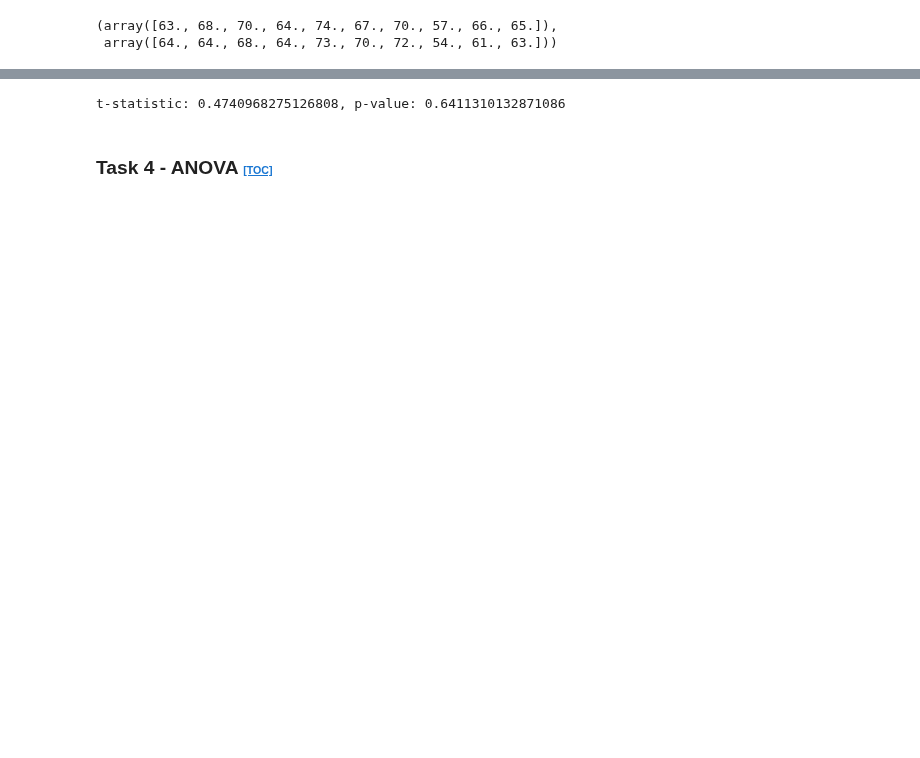
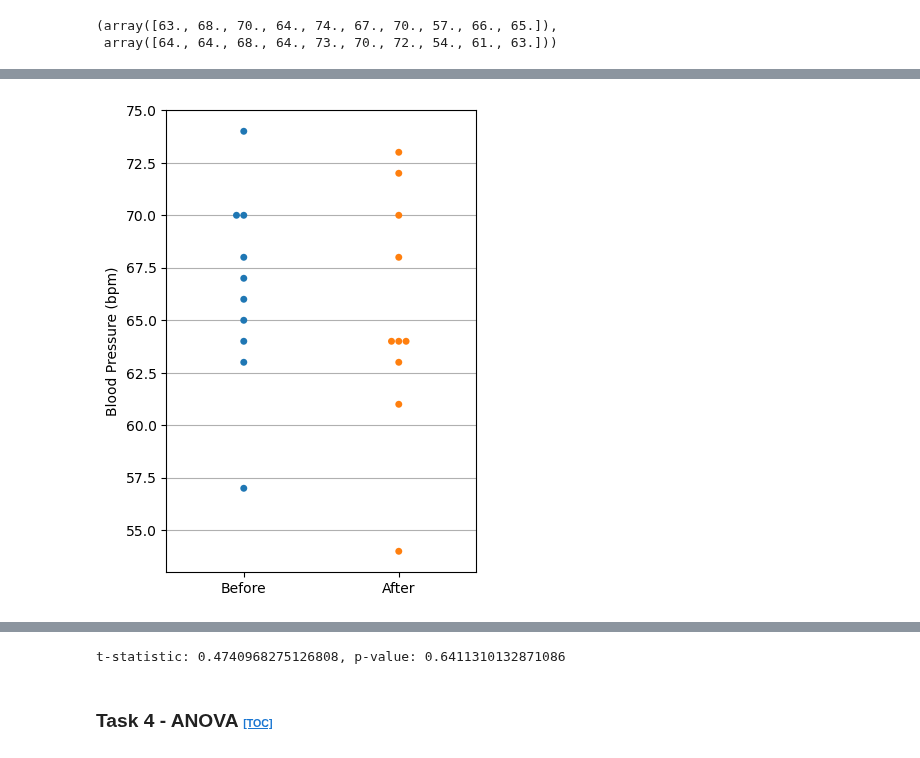
Before and after one commit to Eilis9/applied_statistics, a Jupyter notebook: tasks.ipynb, the cells around one changed output, grey strips where cells are left out. Drawn from its saved outputs; the diff is of its cells as text; code cells hidden in the pictures; blank space fills up the shorter version.

Commit message:
Add swarmplot etc for task 3

```diff
--- a/tasks.ipynb
+++ b/tasks.ipynb
@@ -346,0 +432,16 @@ fig, ax = plt.subplots()
+# %%
+import seaborn as sns
+
+plt.figure(figsize=(4, 6))
+
+# create a swarmplot [12]
+ax = sns.swarmplot(data=patient_data);
+
+# To get rid of warning about fixed number of ticks
+#from matplotlib.ticker import FixedLocator
+#ax.xaxis.set_major_locator(FixedLocator([0, 1]))
+#ax.set_xticklabels(['Before', 'After']);
+ax.set_ylabel('Blood Pressure (bpm)');
+ax.grid(axis='y')
+# %% [output]
+[figure, added]
```
Also changed, not shown: parts of 17 cells of this notebook.
